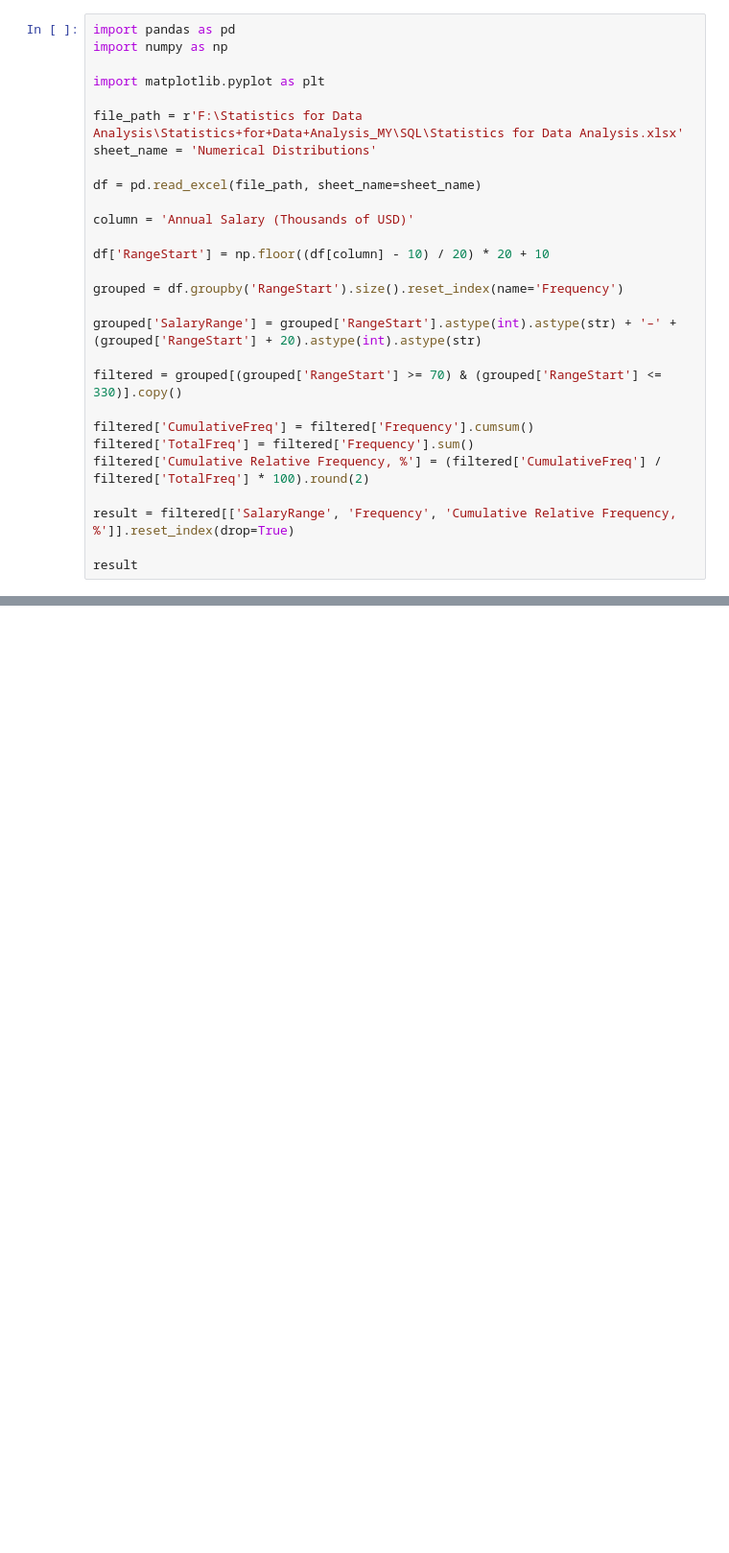
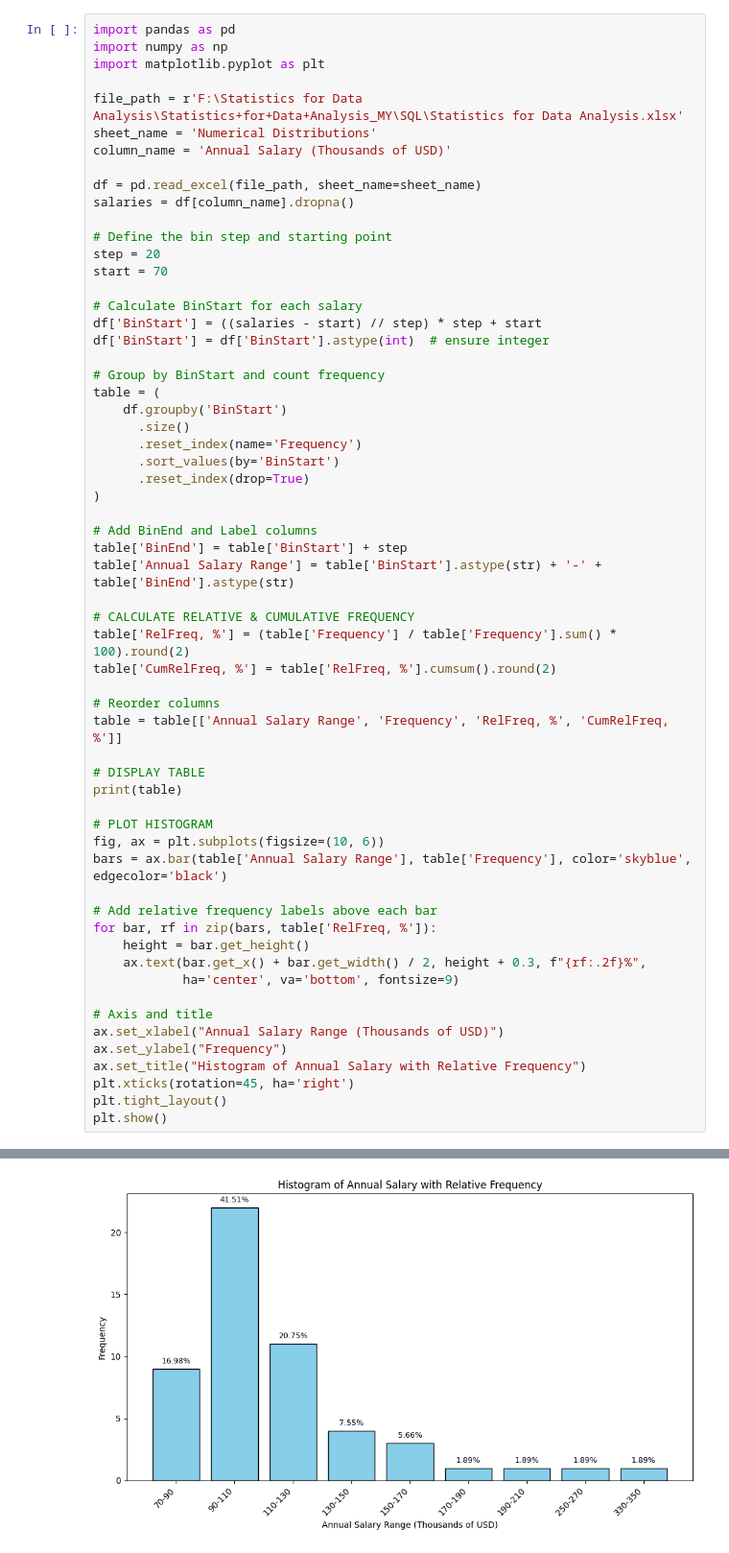
Before and after one commit to mvkasner-cloud/Numerical-Distributions, a Jupyter notebook: NumericalDistributions.ipynb, the cells around one changed output, grey strips where cells are left out. Shown at 96% size. Cells and saved outputs as stored; diff of their text form; blank space fills up the shorter version.

```diff
--- a/NumericalDistributions.ipynb
+++ b/NumericalDistributions.ipynb
@@ -1,29 +1,61 @@
 # %%
 import pandas as pd
 import numpy as np
-
 import matplotlib.pyplot as plt
 
 file_path = r'F:\Statistics for Data Analysis\Statistics+for+Data+Analysis_MY\SQL\Statistics for Data Analysis.xlsx'
 sheet_name = 'Numerical Distributions'
+column_name = 'Annual Salary (Thousands of USD)'
 
 df = pd.read_excel(file_path, sheet_name=sheet_name)
+salaries = df[column_name].dropna()
 
-column = 'Annual Salary (Thousands of USD)'
+# Define the bin step and starting point
+step = 20
+start = 70
 
-df['RangeStart'] = np.floor((df[column] - 10) / 20) * 20 + 10
+# Calculate BinStart for each salary
+df['BinStart'] = ((salaries - start) // step) * step + start
+df['BinStart'] = df['BinStart'].astype(int)  # ensure integer
 
-grouped = df.groupby('RangeStart').size().reset_index(name='Frequency')
+# Group by BinStart and count frequency
+table = (
+    df.groupby('BinStart')
+      .size()
+      .reset_index(name='Frequency')
+      .sort_values(by='BinStart')
+      .reset_index(drop=True)
+)
 
-grouped['SalaryRange'] = grouped['RangeStart'].astype(int).astype(str) + '–' + (grouped['RangeStart'] + 20).astype(int).astype(str)
+# Add BinEnd and Label columns
+table['BinEnd'] = table['BinStart'] + step
+table['Annual Salary Range'] = table['BinStart'].astype(str) + '-' + table['BinEnd'].astype(str)
 
-filtered = grouped[(grouped['RangeStart'] >= 70) & (grouped['RangeStart'] <= 330)].copy()
+# CALCULATE RELATIVE & CUMULATIVE FREQUENCY
+table['RelFreq, %'] = (table['Frequency'] / table['Frequency'].sum() * 100).round(2)
+table['CumRelFreq, %'] = table['RelFreq, %'].cumsum().round(2)
 
-filtered['CumulativeFreq'] = filtered['Frequency'].cumsum()
-filtered['TotalFreq'] = filtered['Frequency'].sum()
-filtered['Cumulative Relative Frequency, %'] = (filtered['CumulativeFreq'] / filtered['TotalFreq'] * 100).round(2)
+# Reorder columns
+table = table[['Annual Salary Range', 'Frequency', 'RelFreq, %', 'CumRelFreq, %']]
 
-result = filtered[['SalaryRange', 'Frequency', 'Cumulative Relative Frequency, %']].reset_index(drop=True)
+# DISPLAY TABLE
+print(table)
 
-result
+# PLOT HISTOGRAM
+fig, ax = plt.subplots(figsize=(10, 6))
+bars = ax.bar(table['Annual Salary Range'], table['Frequency'], color='skyblue', edgecolor='black')
+
+# Add relative frequency labels above each bar
+for bar, rf in zip(bars, table['RelFreq, %']):
+    height = bar.get_height()
+    ax.text(bar.get_x() + bar.get_width() / 2, height + 0.3, f"{rf:.2f}%",
+            ha='center', va='bottom', fontsize=9)
+
+# Axis and title
+ax.set_xlabel("Annual Salary Range (Thousands of USD)")
+ax.set_ylabel("Frequency")
+ax.set_title("Histogram of Annual Salary with Relative Frequency")
+plt.xticks(rotation=45, ha='right')
+plt.tight_layout()
+plt.show()
 # %% [output]
@@ -39,0 +72 @@ result
+[figure, added]
```
Also changed, not shown: parts of 2 cells of this notebook.
